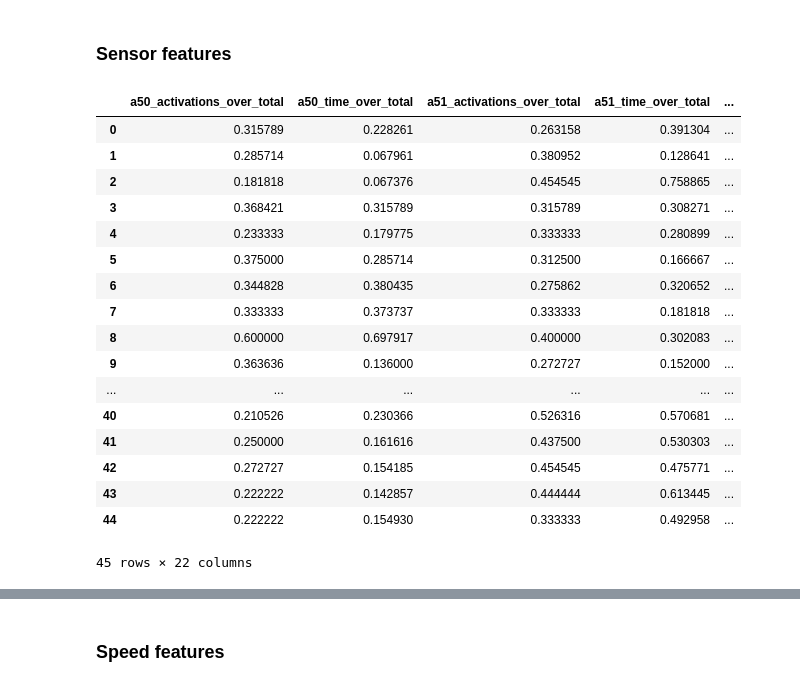
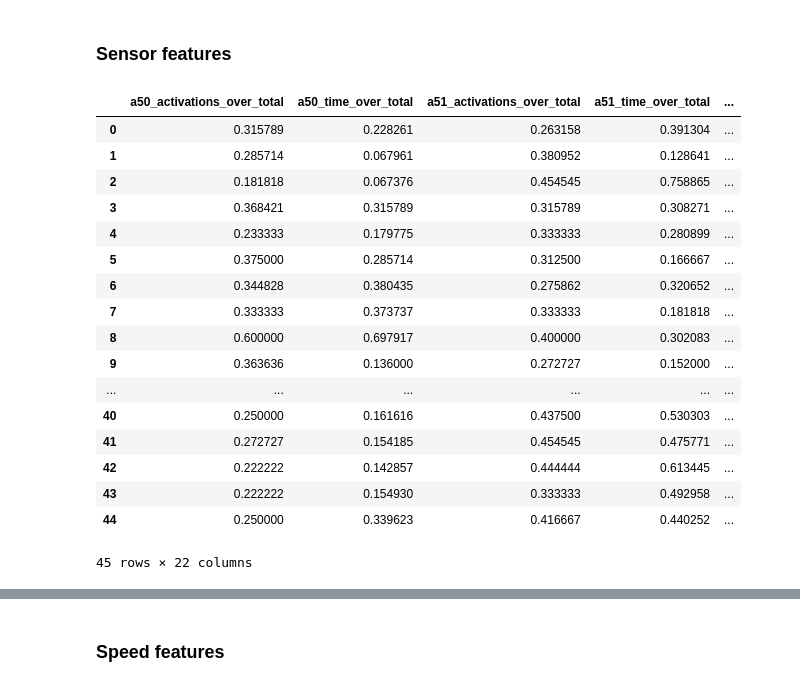
Before and after one commit to stallmo/mrp_5, a Jupyter notebook: notebooks/FeatureExploration.ipynb, the cells around one changed output, grey strips where cells are left out. Saved outputs shown, nothing was run; the diff lists cells and outputs as text; code cells hidden in the pictures.

Commit message:
add per task binary sensor data function

```diff
--- a/notebooks/FeatureExploration.ipynb
+++ b/notebooks/FeatureExploration.ipynb
@@ -279,25 +280,26 @@ import glob
 # %%
 # sensor_files1 = glob.glob('../data/behavior_AND_personality_dataset/binary/*.txt')
 # sensor_files2 = glob.glob('../data/data_recordings_master/binary/*.txt')
 # todo: sensor files from both directories -> get features -> concat the two dataframes
 df = sensor_data.sensor_data_to_data_frame('../data/behavior_AND_personality_dataset/binary/')
-sensor_features.extract_features(df)
+df2 = sensor_data.sensor_data_to_data_frame('../data/data_recordings_master/binary/')
+pd.concat([sensor_features.extract_features(df),sensor_features.extract_features(df2)], ignore_index=True)
 # %% [output]
 |  | a50_activations_over_total | a50_time_over_total | a51_activations_over_total | a51_time_over_total | ... |
 | 0 | 0.315789 | 0.228261 | 0.263158 | 0.391304 | ... |
 | 1 | 0.285714 | 0.067961 | 0.380952 | 0.128641 | ... |
 | 2 | 0.181818 | 0.067376 | 0.454545 | 0.758865 | ... |
 | 3 | 0.368421 | 0.315789 | 0.315789 | 0.308271 | ... |
 | 4 | 0.233333 | 0.179775 | 0.333333 | 0.280899 | ... |
 | 5 | 0.375000 | 0.285714 | 0.312500 | 0.166667 | ... |
 | 6 | 0.344828 | 0.380435 | 0.275862 | 0.320652 | ... |
 | 7 | 0.333333 | 0.373737 | 0.333333 | 0.181818 | ... |
 | 8 | 0.600000 | 0.697917 | 0.400000 | 0.302083 | ... |
 | 9 | 0.363636 | 0.136000 | 0.272727 | 0.152000 | ... |
 | ... | ... | ... | ... | ... | ... |
-| 40 | 0.210526 | 0.230366 | 0.526316 | 0.570681 | ... |
-| 41 | 0.250000 | 0.161616 | 0.437500 | 0.530303 | ... |
-| 42 | 0.272727 | 0.154185 | 0.454545 | 0.475771 | ... |
-| 43 | 0.222222 | 0.142857 | 0.444444 | 0.613445 | ... |
-| 44 | 0.222222 | 0.154930 | 0.333333 | 0.492958 | ... |
+| 40 | 0.250000 | 0.161616 | 0.437500 | 0.530303 | ... |
+| 41 | 0.272727 | 0.154185 | 0.454545 | 0.475771 | ... |
+| 42 | 0.222222 | 0.142857 | 0.444444 | 0.613445 | ... |
+| 43 | 0.222222 | 0.154930 | 0.333333 | 0.492958 | ... |
+| 44 | 0.250000 | 0.339623 | 0.416667 | 0.440252 | ... |
 45 rows × 22 columns
```
Also changed, not shown: parts of 2 cells of this notebook, 2 other files.
